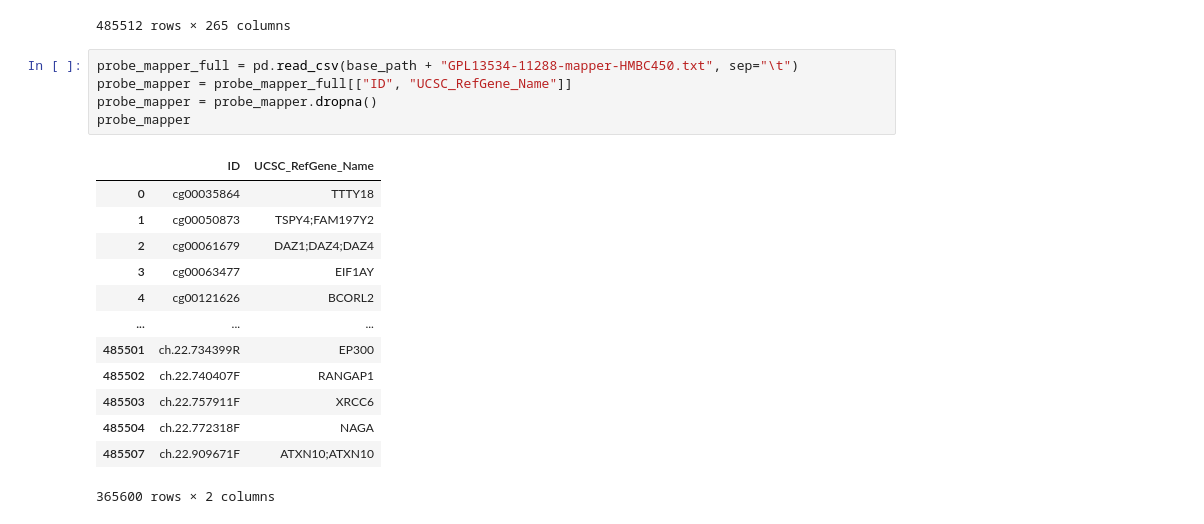
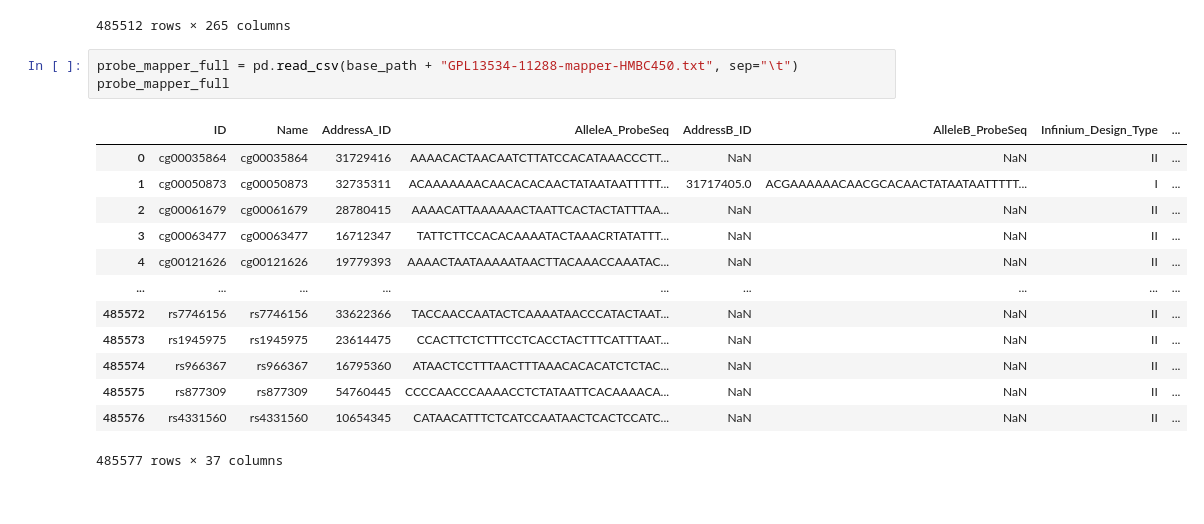
Before and after one commit to anuprulez/nanosampler, a Jupyter notebook: AML/preprocess_HumanMethylation450_dataset.ipynb, the cells around one changed output. Cells and saved outputs as stored; diff of their text form.

```diff
--- a/AML/preprocess_HumanMethylation450_dataset.ipynb
+++ b/AML/preprocess_HumanMethylation450_dataset.ipynb
@@ -24,20 +24,18 @@ df_GSE175758_GEO_processed
 485512 rows × 265 columns
 # %%
 probe_mapper_full = pd.read_csv(base_path + "GPL13534-11288-mapper-HMBC450.txt", sep="\t")
-probe_mapper = probe_mapper_full[["ID", "UCSC_RefGene_Name"]]
-probe_mapper = probe_mapper.dropna()
-probe_mapper
+probe_mapper_full
 # %% [output]
-|  | ID | UCSC_RefGene_Name |
-| 0 | cg00035864 | TTTY18 |
-| 1 | cg00050873 | TSPY4;FAM197Y2 |
-| 2 | cg00061679 | DAZ1;DAZ4;DAZ4 |
-| 3 | cg00063477 | EIF1AY |
-| 4 | cg00121626 | BCORL2 |
-| ... | ... | ... |
-| 485501 | ch.22.734399R | EP300 |
-| 485502 | ch.22.740407F | RANGAP1 |
-| 485503 | ch.22.757911F | XRCC6 |
-| 485504 | ch.22.772318F | NAGA |
-| 485507 | ch.22.909671F | ATXN10;ATXN10 |
+|  | ID | Name | AddressA_ID | AlleleA_ProbeSeq | AddressB_ID | AlleleB_ProbeSeq | Infinium_Design_Type | ... |
+| 0 | cg00035864 | cg00035864 | 31729416 | AAAACACTAACAATCTTATCCACATAAACCCTT... | NaN | NaN | II | ... |
+| 1 | cg00050873 | cg00050873 | 32735311 | ACAAAAAAACAACACACAACTATAATAATTTTT... | 31717405.0 | ACGAAAAAACAACGCACAACTATAATAATTTTT... | I | ... |
+| 2 | cg00061679 | cg00061679 | 28780415 | AAAACATTAAAAAACTAATTCACTACTATTTAA... | NaN | NaN | II | ... |
+| 3 | cg00063477 | cg00063477 | 16712347 | TATTCTTCCACACAAAATACTAAACRTATATTT... | NaN | NaN | II | ... |
+| 4 | cg00121626 | cg00121626 | 19779393 | AAAACTAATAAAAATAACTTACAAACCAAATAC... | NaN | NaN | II | ... |
+| ... | ... | ... | ... | ... | ... | ... | ... | ... |
+| 485572 | rs7746156 | rs7746156 | 33622366 | TACCAACCAATACTCAAAATAACCCATACTAAT... | NaN | NaN | II | ... |
+| 485573 | rs1945975 | rs1945975 | 23614475 | CCACTTCTCTTTCCTCACCTACTTTCATTTAAT... | NaN | NaN | II | ... |
+| 485574 | rs966367 | rs966367 | 16795360 | ATAACTCCTTTAACTTTAAACACACATCTCTAC... | NaN | NaN | II | ... |
+| 485575 | rs877309 | rs877309 | 54760445 | CCCCAACCCAAAACCTCTATAATTCACAAAACA... | NaN | NaN | II | ... |
+| 485576 | rs4331560 | rs4331560 | 10654345 | CATAACATTTCTCATCCAATAACTCACTCCATC... | NaN | NaN | II | ... |
-365600 rows × 2 columns
+485577 rows × 37 columns
```
Also changed, not shown: parts of 23 cells of this notebook, 2 other files.
